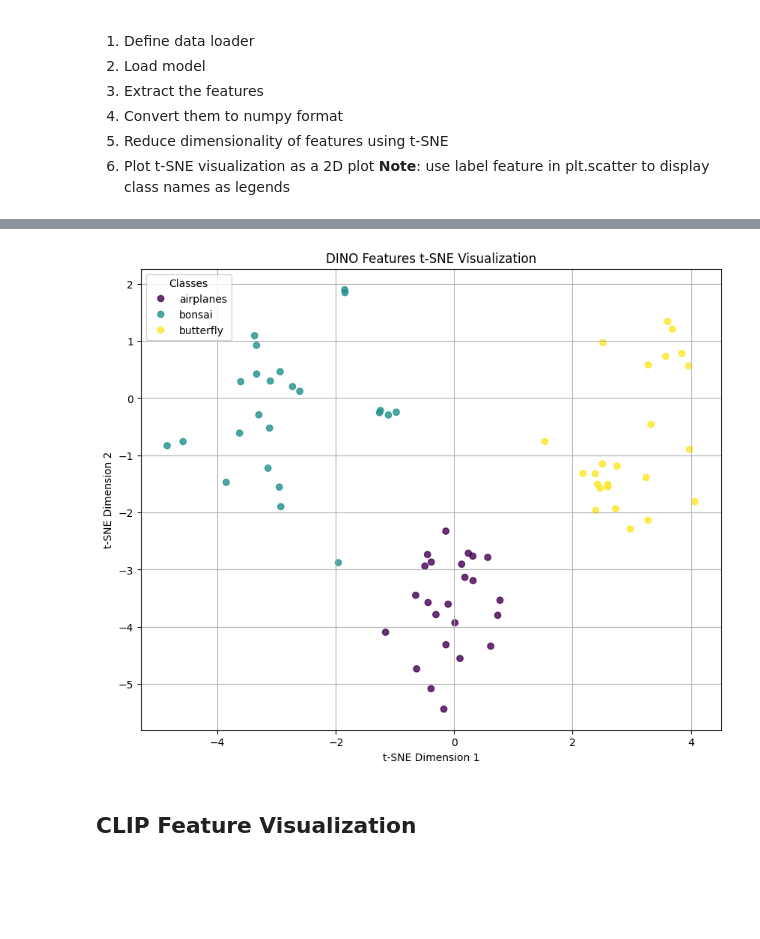
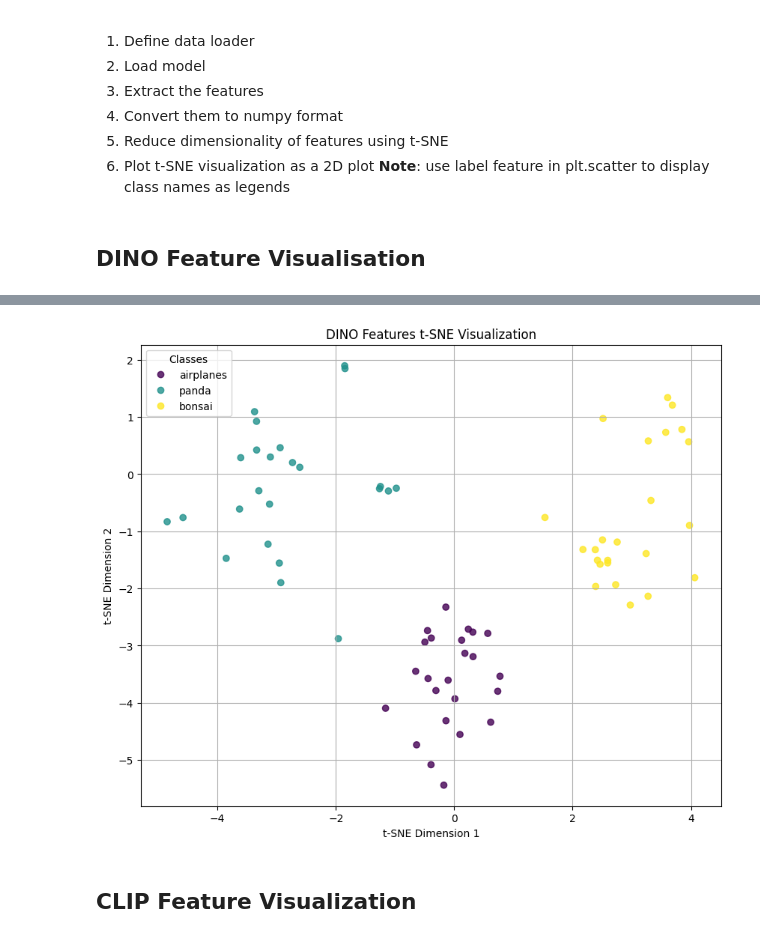
Before and after one commit to tomlough/CE5012, a Jupyter notebook: 24349976_CE5012_Assignment3.ipynb, the cells around one changed output, grey strips where cells are left out. Cells and saved outputs as stored; diff of their text form; code cells hidden in the pictures; blank space fills up the shorter version.

```diff
--- a/24349976_CE5012_Assignment3.ipynb
+++ b/24349976_CE5012_Assignment3.ipynb
@@ -240,6 +248,6 @@ display_few_samples(images, targets_name)
 # %%
 # Define class names
-class_names = ['airplanes', 'bonsai', 'butterfly']
+class_names = ['airplanes', 'panda', 'bonsai']
 # %% [markdown]
 ## Your Part-2 Work Starts From Here
 
@@ -250,16 +258,10 @@ class_names = ['airplanes', 'bonsai', 'butterfly']
 5. Reduce dimensionality of features using t-SNE
 6. Plot t-SNE visualization as a 2D plot
 **Note**: use label feature in plt.scatter to display class names as legends
+# %% [markdown]
+## DINO Feature Visualisation
 # %%
-# Imports
-from transformers import CLIPProcessor, CLIPModel
-from torchvision.models import resnet50, ResNet50_Weights
-from sklearn.manifold import TSNE
-import torch.nn as nn
-from torch.utils.data import Dataset
-from torchvision.models import resnet50, ResNet50_Weights
-
-# 1. Define data loader
+# Define Dataset
 class ImageDataset(Dataset):
     def __init__(self, images, targets):
         self.images = images
@@ -271,6 +273,7 @@ class ImageDataset(Dataset):
     def __getitem__(self, idx):
         return self.images[idx], self.targets[idx]
 
+# DINO Dataloader
 dino_dataset = ImageDataset(images, targets)
 dino_dataloader = DataLoader(dino_dataset, batch_size=16, shuffle=False)
 
@@ -308,9 +311,6 @@ all_dino_labels = torch.cat(all_dino_labels, dim=0).numpy()
 tsne = TSNE(n_components=2, random_state=42)
 dino_tsne_results = tsne.fit_transform(all_dino_features)
 
-# Define class names (moved from cWJl5ybfoG0A for robustness)
-class_names = ['airplanes', 'bonsai', 'butterfly']
-
 # 6. Plot t-SNE visualization
 plt.figure(figsize=(10, 8))
 scatter = plt.scatter(dino_tsne_results[:, 0],
@@ -335,4 +334,4 @@ Downloading: "https://download.pytorch.org/models/resnet50-11ad3fa6.pth" to /roo
-[figure, old version]
+[figure, new version]
 # %% [markdown]
 ## CLIP Feature Visualization
 # %%
```
Also changed, not shown: parts of 5 cells of this notebook.
